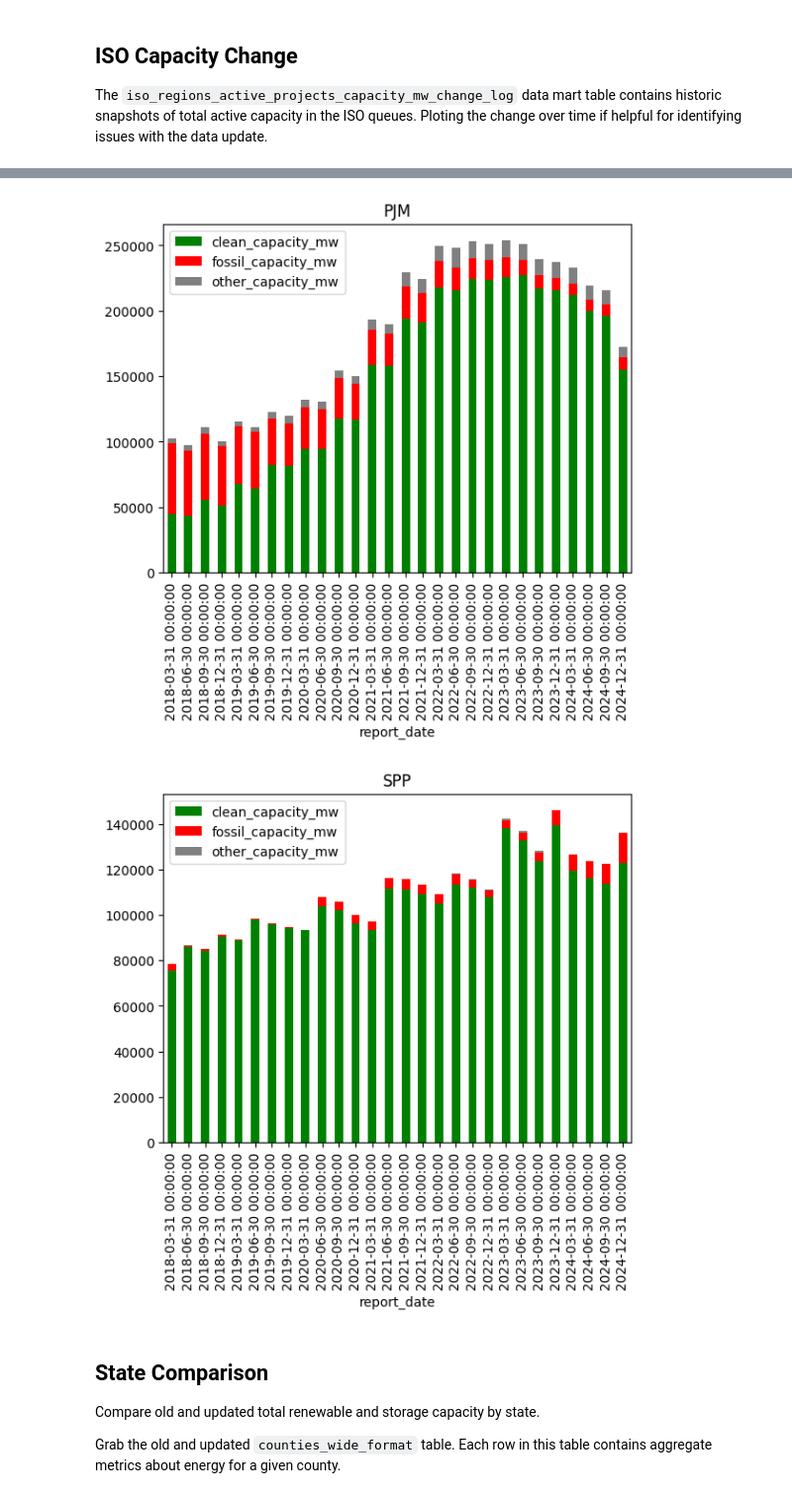
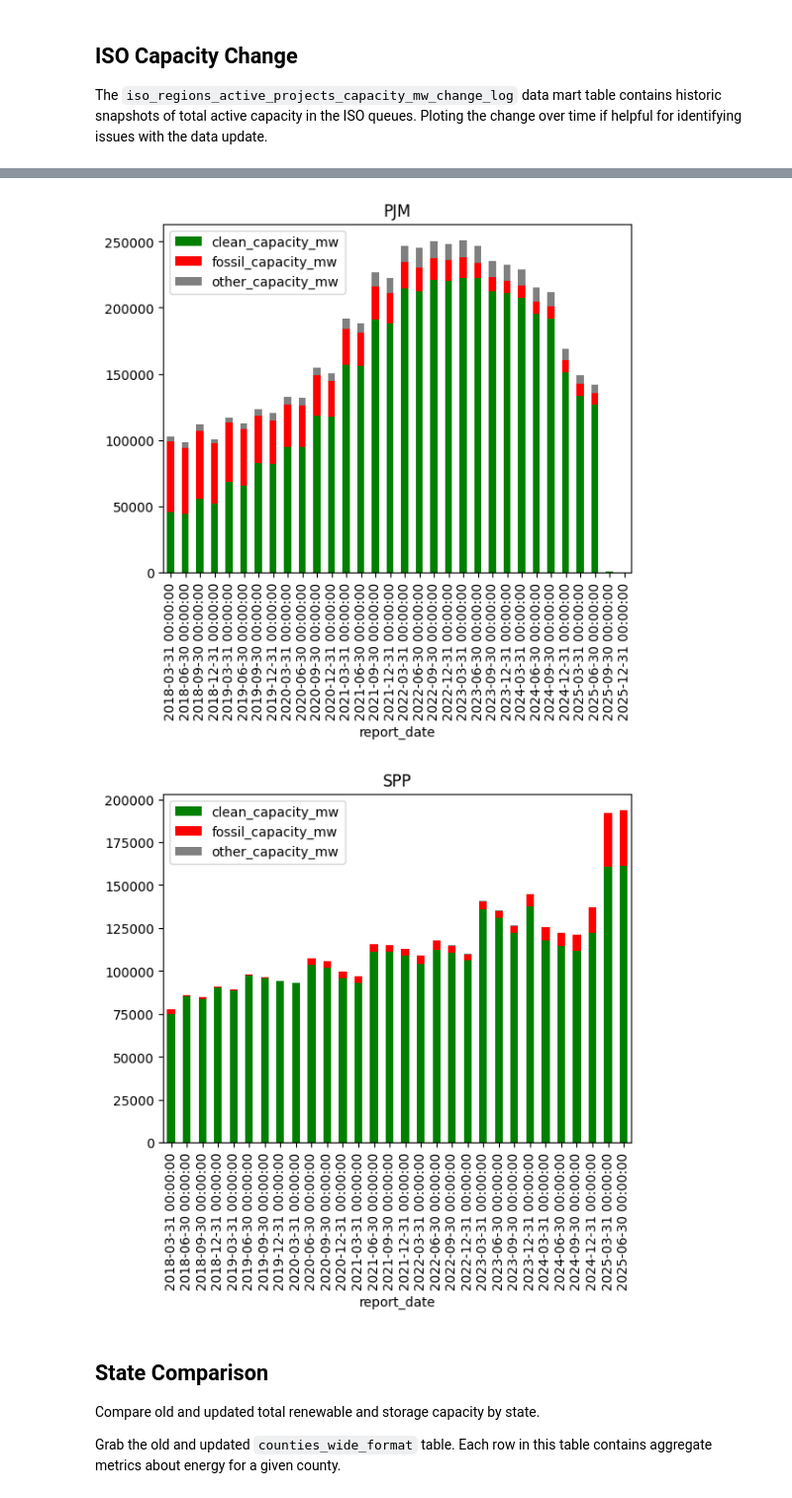
Before and after one commit to deployment-gap-model-education-fund/deployment-gap-model, a Jupyter notebook: notebooks/data_updates/gridstatus/quarterly_update.ipynb, the cells around one changed output, grey strips where cells are left out. Shown at 99% size. Cells and saved outputs as stored; diff of their text form; code cells hidden in the pictures.

```diff
--- a/notebooks/data_updates/gridstatus/quarterly_update.ipynb
+++ b/notebooks/data_updates/gridstatus/quarterly_update.ipynb
@@ -31,7 +31,7 @@ def get_generation_number_closest_to_date(bucket_name, blob_name, target_date):
 
 # Example usage
 bucket_name = "dgm-archive"
-target_date = datetime(2024, 12, 31)  # Specify the date you want to find closest to
+target_date = datetime(2025, 7, 20)  # Specify the date you want to find closest to
 
 updated_iso_queue_version = ISO_QUEUE_VERSIONS.copy()
 
@@ -52,14 +52,14 @@ for iso_region in ISO_QUEUE_VERSIONS.keys():
 Copy and past the old version numbers from `dbcp.extract.gridstatus_isoqueues.ISO_QUEUE_VERSIONS`.
 # %%
 old_queue_version = {
-    "miso": "1728242350923420",
+    "miso": "1738156310805368",
     "miso-pre-2017": "1709776311574737",
-    "caiso": "1728242351254356",
-    "pjm": "1728242351606642",
-    "ercot": "1728242351929200",
-    "spp": "1728242352244156",
-    "nyiso": "1731568799445816",
-    "isone": "1728242352913470",
+    "caiso": "1738156311098902",
+    "pjm": "1738156311428625",
+    "ercot": "1738156311725164",
+    "spp": "1738156312034206",
+    "nyiso": "1738156312328183",
+    "isone": "1738156312632000",
 }
 # %%
 old_iso_queues = dbcp.extract.gridstatus_isoqueues.extract(old_queue_version)
@@ -294,7 +290,7 @@ chnglog = iso_regions_active_projects_capacity_mw_change_log.groupby(["iso_regio
 
 for iso_region in chnglog.iso_region.unique():
     iso_df = chnglog.query("iso_region == @iso_region")
-    iso_df = iso_df[iso_df.report_date.dt.year.gt(2017) & (iso_df.report_date < "2025-01-01")]
+    iso_df = iso_df[iso_df.report_date.dt.year.gt(2017) & (iso_df.report_date < "2026-01-01")]
     iso_df = iso_df.set_index("report_date")
     iso_df.plot.bar(color=["green", "red", "grey"], title=iso_region, stacked=True)
 # %% [output]
@@ -305,5 +301,5 @@ for iso_region in chnglog.iso_region.unique():
-[figure, old version]
+[figure, new version]
-[figure, old version]
+[figure, new version]
 # %% [markdown]
 
 ## State Comparison
```
Also changed, not shown: parts of 21 cells of this notebook.
